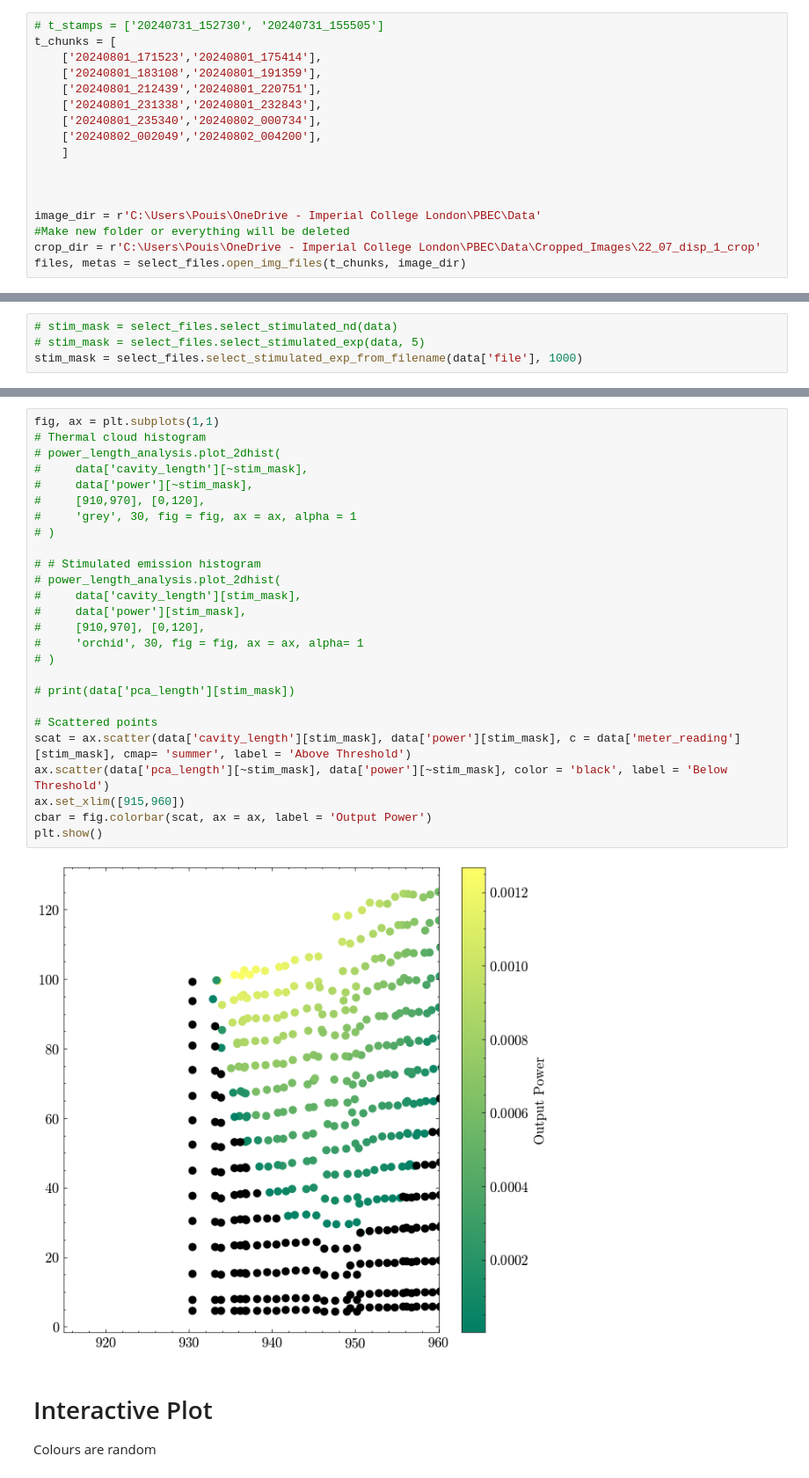
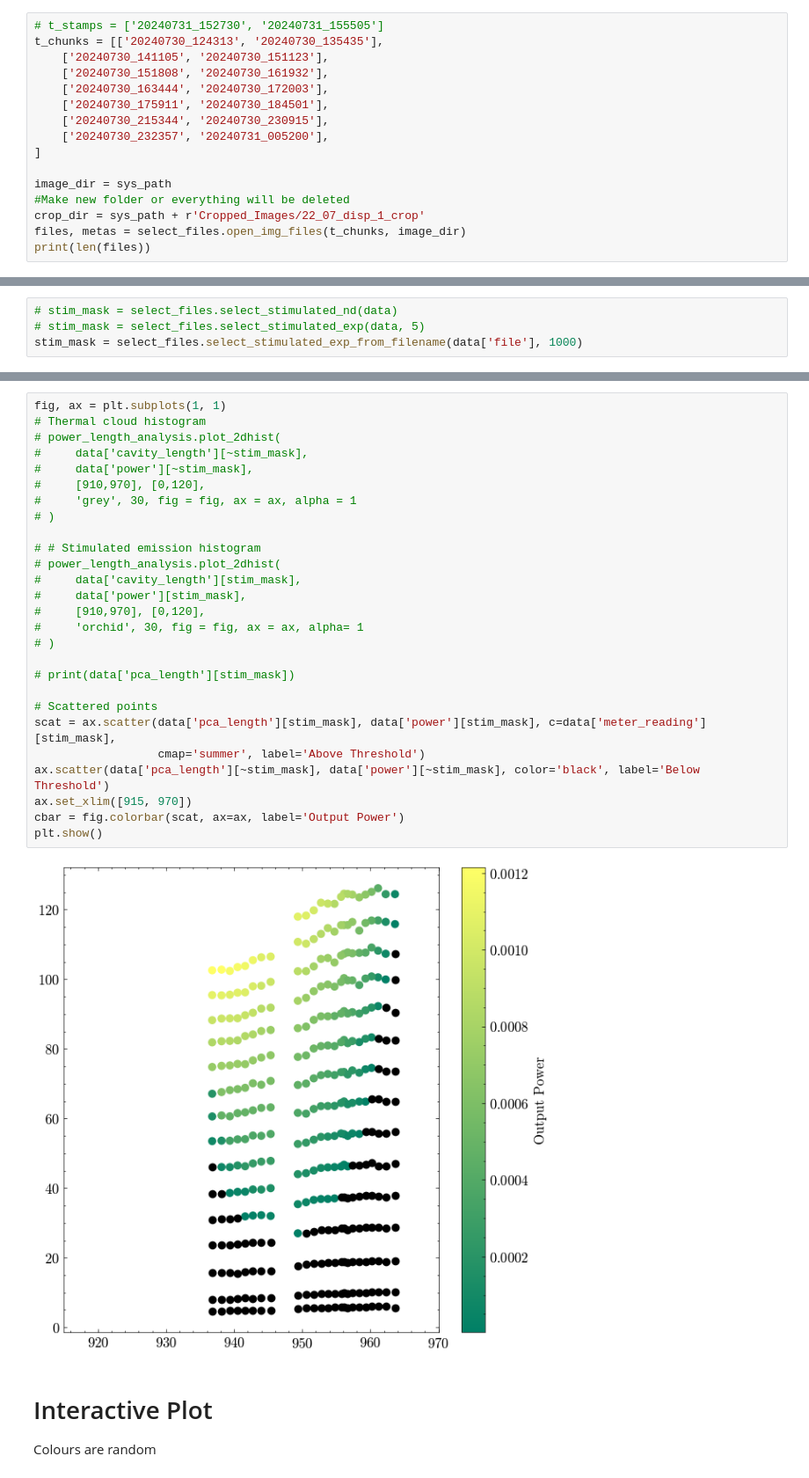
Before and after one commit to phbecimperial/Supervised-clustering-phase-pBEC, a Jupyter notebook: MultiMode Analysis/Phase_diagram_notebook.ipynb, the cells around one changed output, grey strips where cells are left out. Shown at 88% size. Drawn from its saved outputs; the diff is of its cells as text.

```diff
--- a/MultiMode Analysis/Phase_diagram_notebook.ipynb
+++ b/MultiMode Analysis/Phase_diagram_notebook.ipynb
@@ -31,18 +40,17 @@ plt.rcParams.update({
 # Open and format data
 # %%
 # t_stamps = ['20240731_152730', '20240731_155505']
-t_chunks = [
-    ['20240801_171523','20240801_175414'],
-    ['20240801_183108','20240801_191359'],
-    ['20240801_212439','20240801_220751'],
-    ['20240801_231338','20240801_232843'],
-    ['20240801_235340','20240802_000734'],
-    ['20240802_002049','20240802_004200'],
-    ]
+t_chunks = [['20240730_124313', '20240730_135435'],
+    ['20240730_141105', '20240730_151123'],
+    ['20240730_151808', '20240730_161932'],
+    ['20240730_163444', '20240730_172003'],
+    ['20240730_175911', '20240730_184501'],
+    ['20240730_215344', '20240730_230915'],
+    ['20240730_232357', '20240731_005200'],
+]
 
-
-
-image_dir = r'C:\Users\Pouis\OneDrive - Imperial College London\PBEC\Data'
+image_dir = sys_path
 #Make new folder or everything will be deleted
-crop_dir = r'C:\Users\Pouis\OneDrive - Imperial College London\PBEC\Data\Cropped_Images\22_07_disp_1_crop'
+crop_dir = sys_path + r'Cropped_Images/22_07_disp_1_crop'
 files, metas = select_files.open_img_files(t_chunks, image_dir)
+print(len(files))
@@ -136,31 +132,32 @@ plt.show()
 # %%
-fig, ax = plt.subplots(1,1)
+fig, ax = plt.subplots(1, 1)
 # Thermal cloud histogram
 # power_length_analysis.plot_2dhist(
 #     data['cavity_length'][~stim_mask],
 #     data['power'][~stim_mask],
 #     [910,970], [0,120],
 #     'grey', 30, fig = fig, ax = ax, alpha = 1
 # )
 
 # # Stimulated emission histogram
 # power_length_analysis.plot_2dhist(
 #     data['cavity_length'][stim_mask],
 #     data['power'][stim_mask],
 #     [910,970], [0,120],
 #     'orchid', 30, fig = fig, ax = ax, alpha= 1
 # )
 
 # print(data['pca_length'][stim_mask])
 
 # Scattered points
-scat = ax.scatter(data['cavity_length'][stim_mask], data['power'][stim_mask], c = data['meter_reading'][stim_mask], cmap= 'summer', label = 'Above Threshold')
-ax.scatter(data['pca_length'][~stim_mask], data['power'][~stim_mask], color = 'black', label = 'Below Threshold')
-ax.set_xlim([915,960])
-cbar = fig.colorbar(scat, ax = ax, label = 'Output Power')
+scat = ax.scatter(data['pca_length'][stim_mask], data['power'][stim_mask], c=data['meter_reading'][stim_mask],
+                  cmap='summer', label='Above Threshold')
+ax.scatter(data['pca_length'][~stim_mask], data['power'][~stim_mask], color='black', label='Below Threshold')
+ax.set_xlim([915, 970])
+cbar = fig.colorbar(scat, ax=ax, label='Output Power')
 plt.show()
 # %% [output]
-[figure, old version]
+[figure, new version]
 # %% [markdown]
 # Interactive Plot
 Colours are random
```
Also changed, not shown: parts of 12 cells of this notebook, 9 other files.
